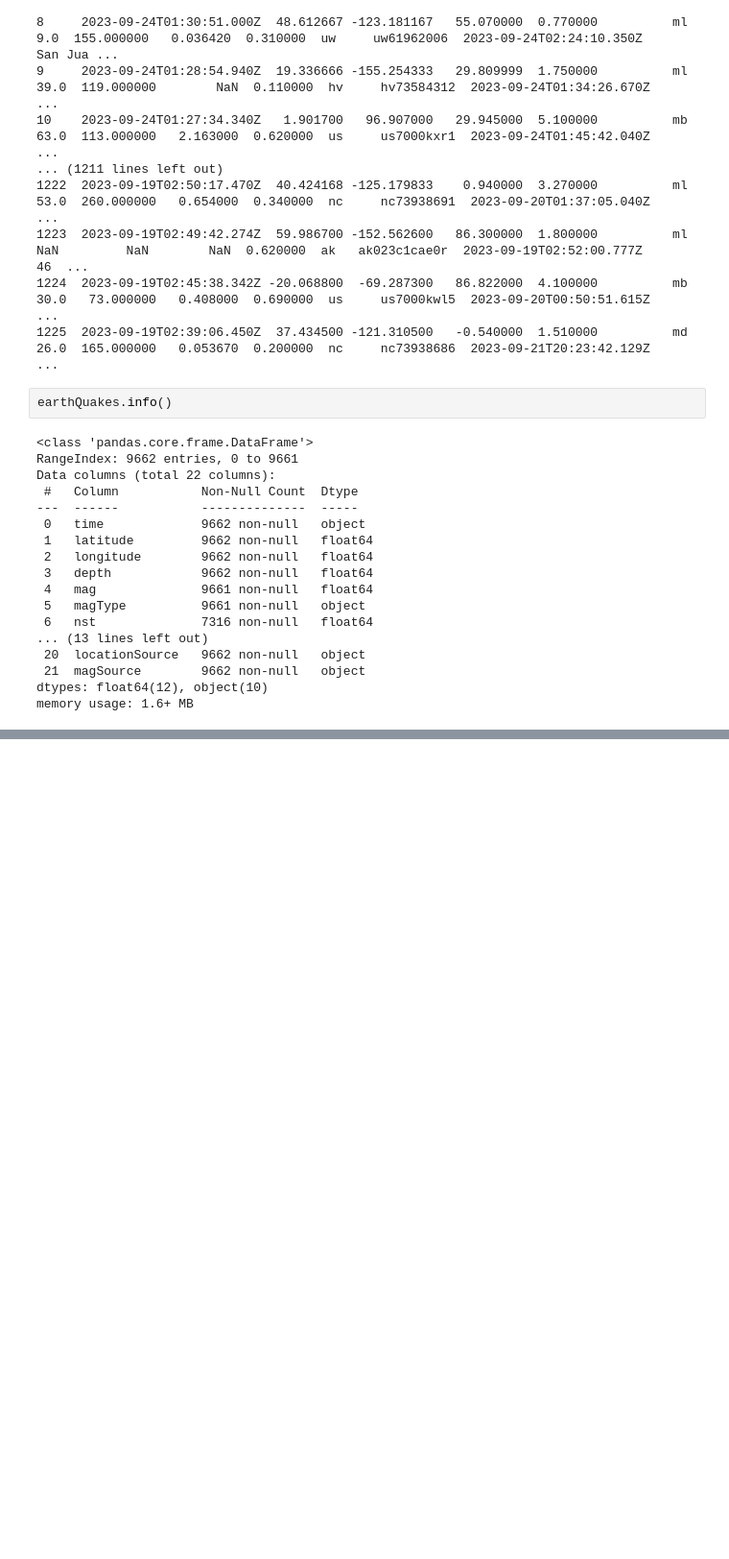
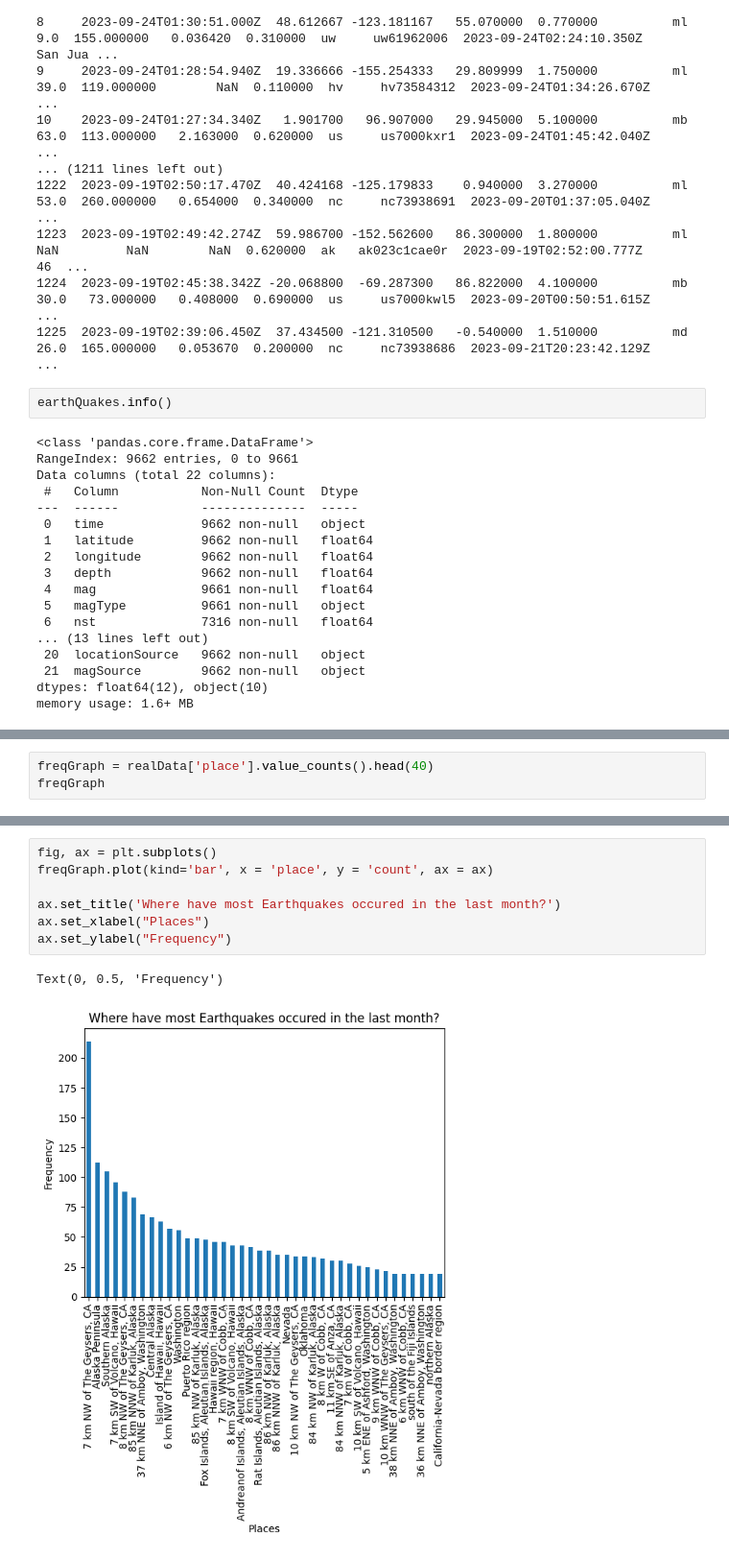
Before and after one commit to Rokeeb17/DS-Assignments, a Jupyter notebook: Assignment5.ipynb, the cells around one changed output, grey strips where cells are left out. Shown at 96% size. Cells and saved outputs as stored; diff of their text form; blank space fills up the shorter version.

```diff
--- a/Assignment5.ipynb
+++ b/Assignment5.ipynb
@@ -76,0 +147,3 @@ correlations
+# %%
+freqGraph = realData['place'].value_counts().head(40)
+freqGraph
@@ -76,0 +168,10 @@ correlations
+# %%
+fig, ax = plt.subplots()
+freqGraph.plot(kind='bar', x = 'place', y = 'count', ax = ax)
+
+ax.set_title('Where have most Earthquakes occured in the last month?')
+ax.set_xlabel("Places")
+ax.set_ylabel("Frequency")
+# %% [output]
+Text(0, 0.5, 'Frequency')
+[figure, added]
```
Also changed, not shown: parts of 14 cells of this notebook.
